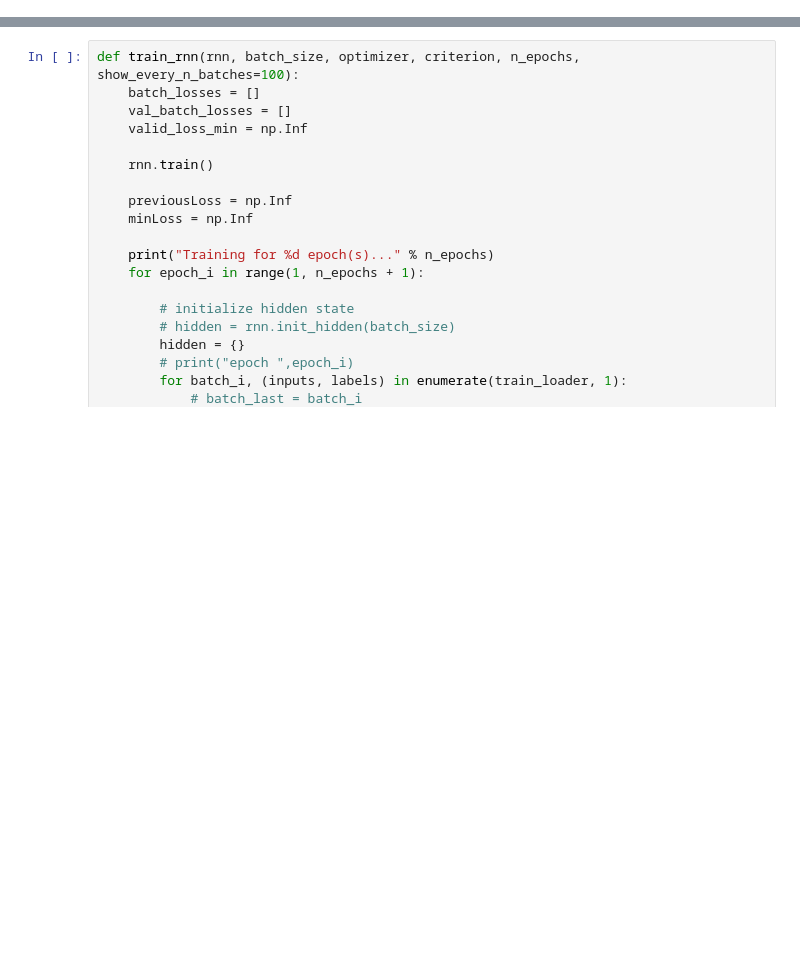
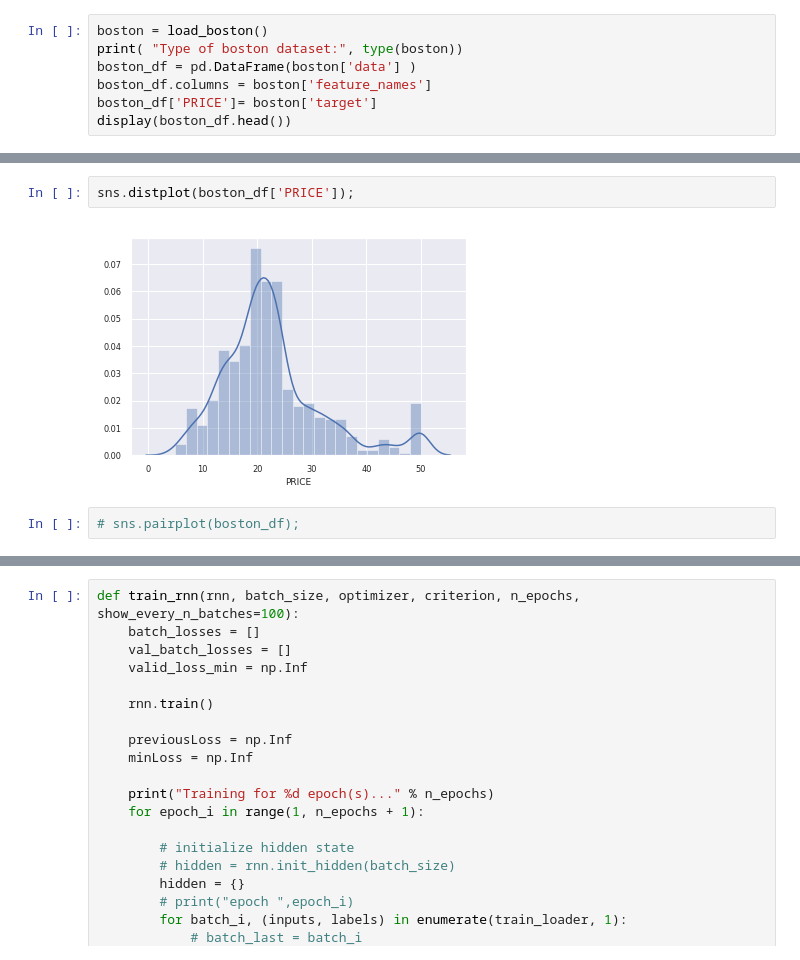
Before and after one commit to koushik-elite/Udacity-samples, a Jupyter notebook: Untitled.ipynb, the cells around one changed output, grey strips where cells are left out. Cells and saved outputs as stored; diff of their text form; blank space fills up the shorter version.

```diff
--- a/Untitled.ipynb
+++ b/Untitled.ipynb
@@ -71,0 +248,7 @@ test_loader = torch.utils.data.DataLoader(test,batch_size=batch_size, shuffle=Tr
+# %%
+boston = load_boston()
+print( "Type of boston dataset:", type(boston))
+boston_df = pd.DataFrame(boston['data'] )
+boston_df.columns = boston['feature_names']
+boston_df['PRICE']= boston['target']
+display(boston_df.head())
@@ -72,2 +263,8 @@ test_loader = torch.utils.data.DataLoader(test,batch_size=batch_size, shuffle=Tr
+# %%
+sns.distplot(boston_df['PRICE']);
+# %% [output]
+[figure, added]
+# %%
+# sns.pairplot(boston_df);
 # %%
 import torch.nn as nn
```
Also changed, not shown: parts of 33 cells of this notebook, 1 other file.
